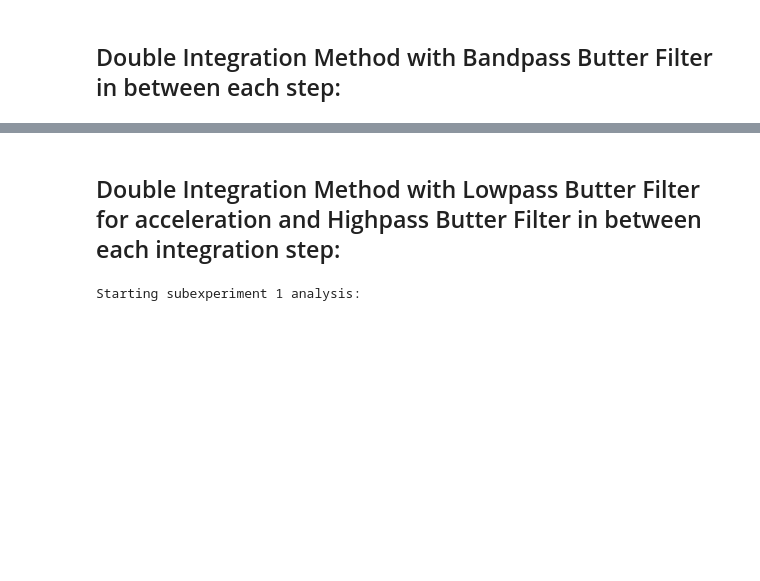
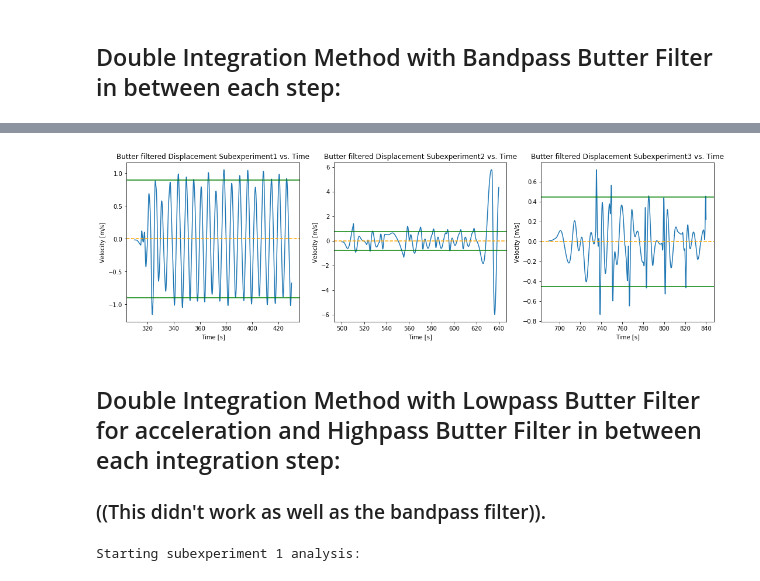
Before and after one commit to pjsimmon/E4E_Smartfin, a Jupyter notebook: PSD_E4_DoubleIntegrationFFT1_ButterFilter.ipynb, the cells around one changed output, grey strips where cells are left out. Cells and saved outputs as stored; diff of their text form; code cells hidden in the pictures; blank space fills up the shorter version.

```diff
--- a/PSD_E4_DoubleIntegrationFFT1_ButterFilter.ipynb
+++ b/PSD_E4_DoubleIntegrationFFT1_ButterFilter.ipynb
@@ -1405,5 +1416,42 @@ Starting subexperiment 1 analysis:
+# %%
+f1 = plt.figure(figsize=(18,5))
+ax1 = f1.add_subplot(131)
+ax2 = f1.add_subplot(132)
+ax3 = f1.add_subplot(133)
+
+#Displacement graphs:
+ax1.plot(new_t1, disp_butter_integral1)
+ax1.set_title('Butter filtered Displacement Subexperiment1 vs. Time')
+ax1.set_xlabel('Time [s]')
+ax1.set_ylabel('Velocity [m/s]')
+ax1.axhline(0, color="orange", ls='--')
+ax1.axhline(0.9, color="green", ls='-')
+ax1.axhline(-0.9, color="green", ls='-')
+
+ax2.plot(new_t2, disp_butter_integral2)
+ax2.set_title('Butter filtered Displacement Subexperiment2 vs. Time')
+ax2.set_xlabel('Time [s]')
+ax2.set_ylabel('Velocity [m/s]')
+ax2.axhline(0, color="orange", ls='--')
+ax2.axhline(0.75, color="green", ls='-')
+ax2.axhline(-0.75, color="green", ls='-')
+
+
+ax3.plot(new_t3, disp_butter_integral3)
+ax3.set_title('Butter filtered Displacement Subexperiment3 vs. Time')
+ax3.set_xlabel('Time [s]')
+ax3.set_ylabel('Velocity [m/s]')
+ax3.axhline(0, color="orange", ls='--')
+ax3.axhline(0.45, color="green", ls='-')
+ax3.axhline(-0.45, color="green", ls='-')
+
+plt.show()
+# %% [output]
+[figure, added]
 # %% [markdown]
 ## Double Integration Method with Lowpass Butter Filter for acceleration and Highpass Butter Filter in between each integration step:
+
+### ((This didn't work as well as the bandpass filter)).
 # %%
 # Define the sample rate and the Low and High Cutoff frequencies
 fs = 30
```
Also changed, not shown: parts of 1 cell of this notebook.
